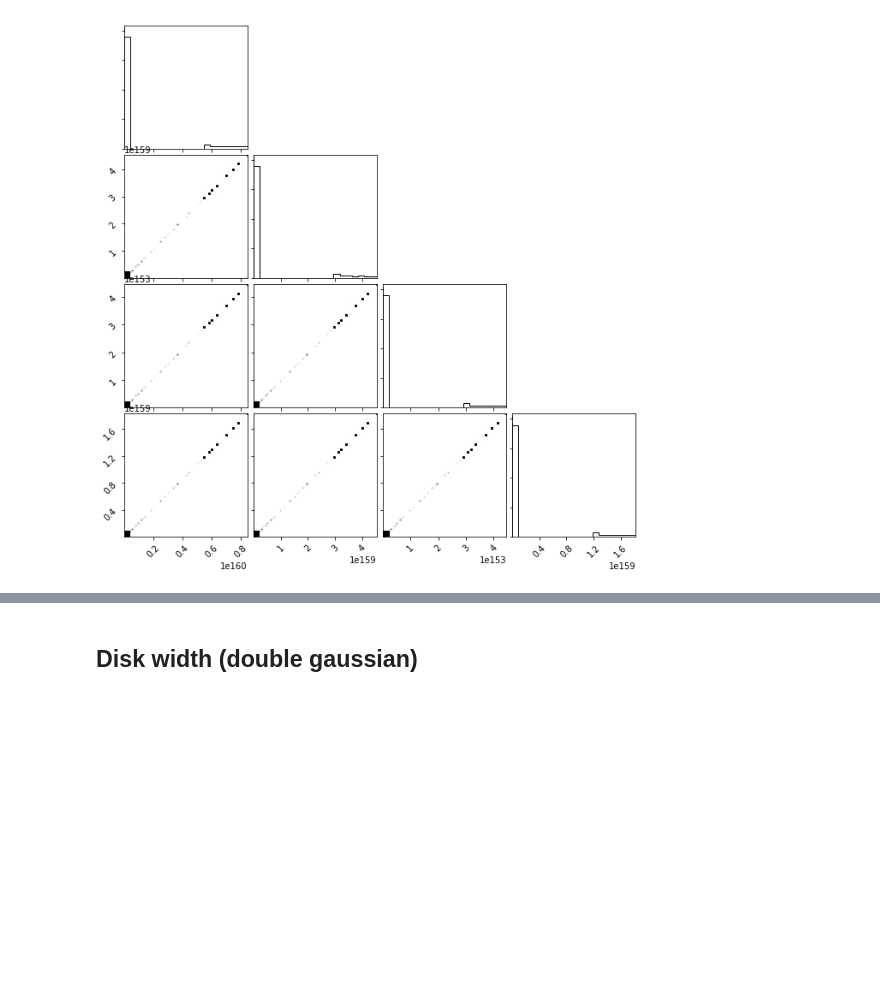
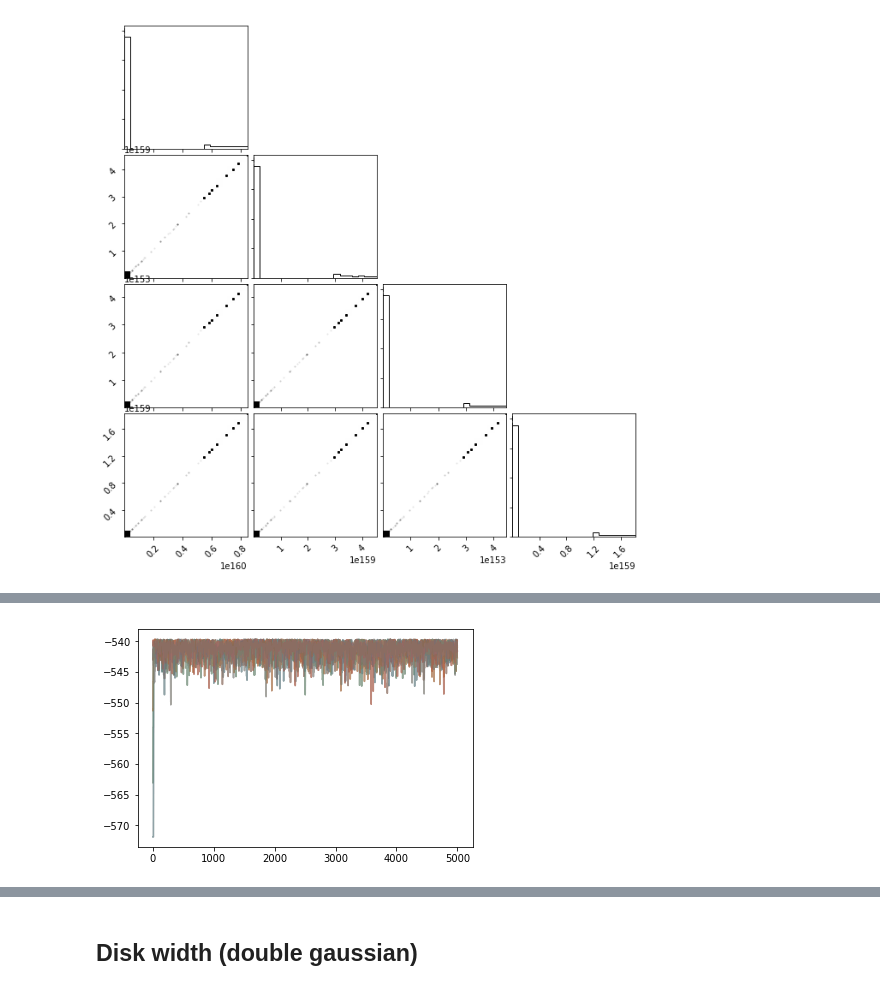
Before and after one commit to arthur-tsang/CO-project, a Jupyter notebook: mcmc.ipynb, the cells around one changed output, grey strips where cells are left out. Saved outputs shown, nothing was run; the diff lists cells and outputs as text; code cells hidden in the pictures; blank space fills up the shorter version.

```diff
--- a/mcmc.ipynb
+++ b/mcmc.ipynb
@@ -104,0 +141,5 @@ WARNING:root:Too few points to create valid contours
+# %%
+for walker in range(nwalkers):
+    plt.plot(sampler.get_log_prob(), alpha=.2)
+# %% [output]
+[figure, added]
```
Also changed, not shown: parts of 12 cells of this notebook, 2 other files.
